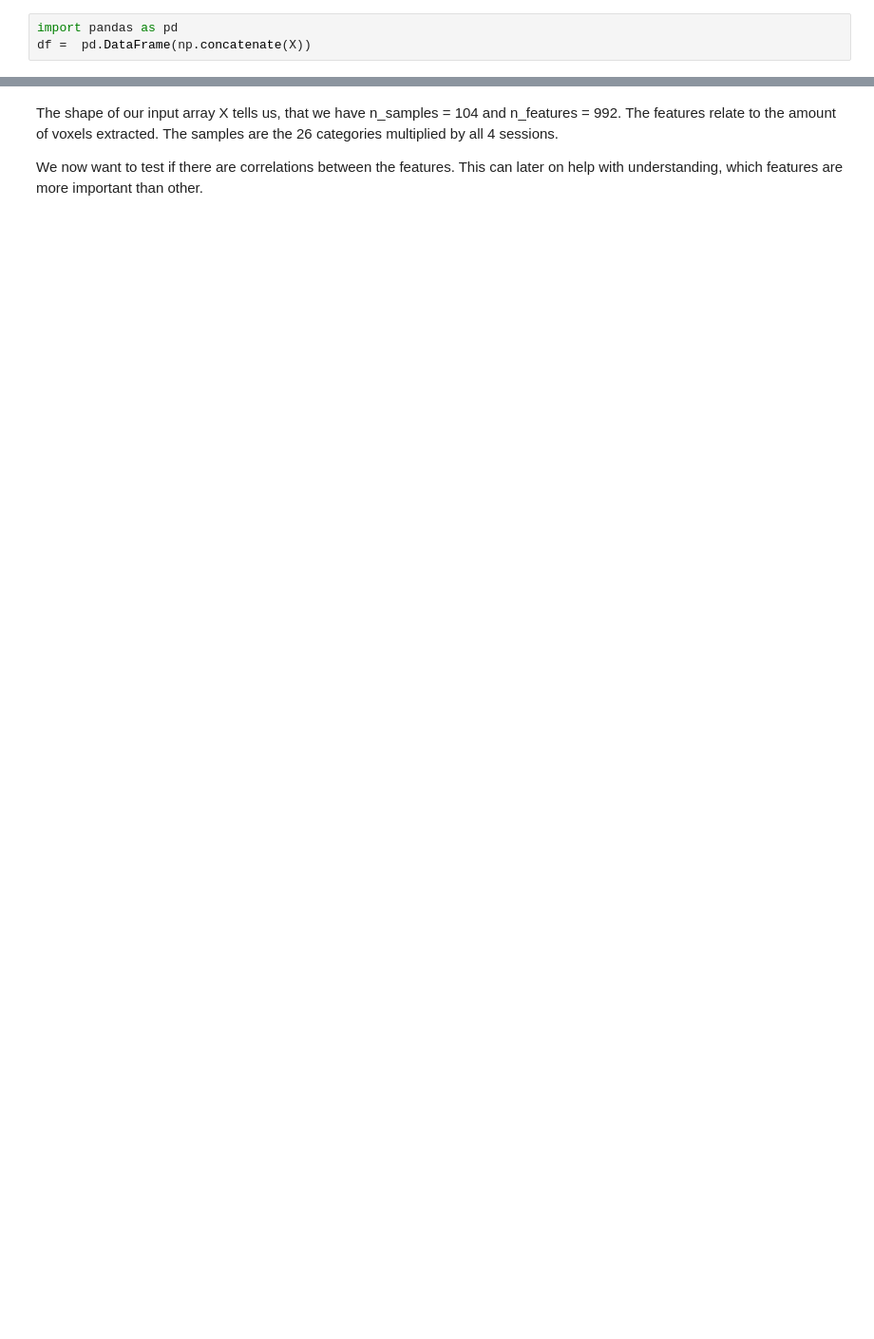
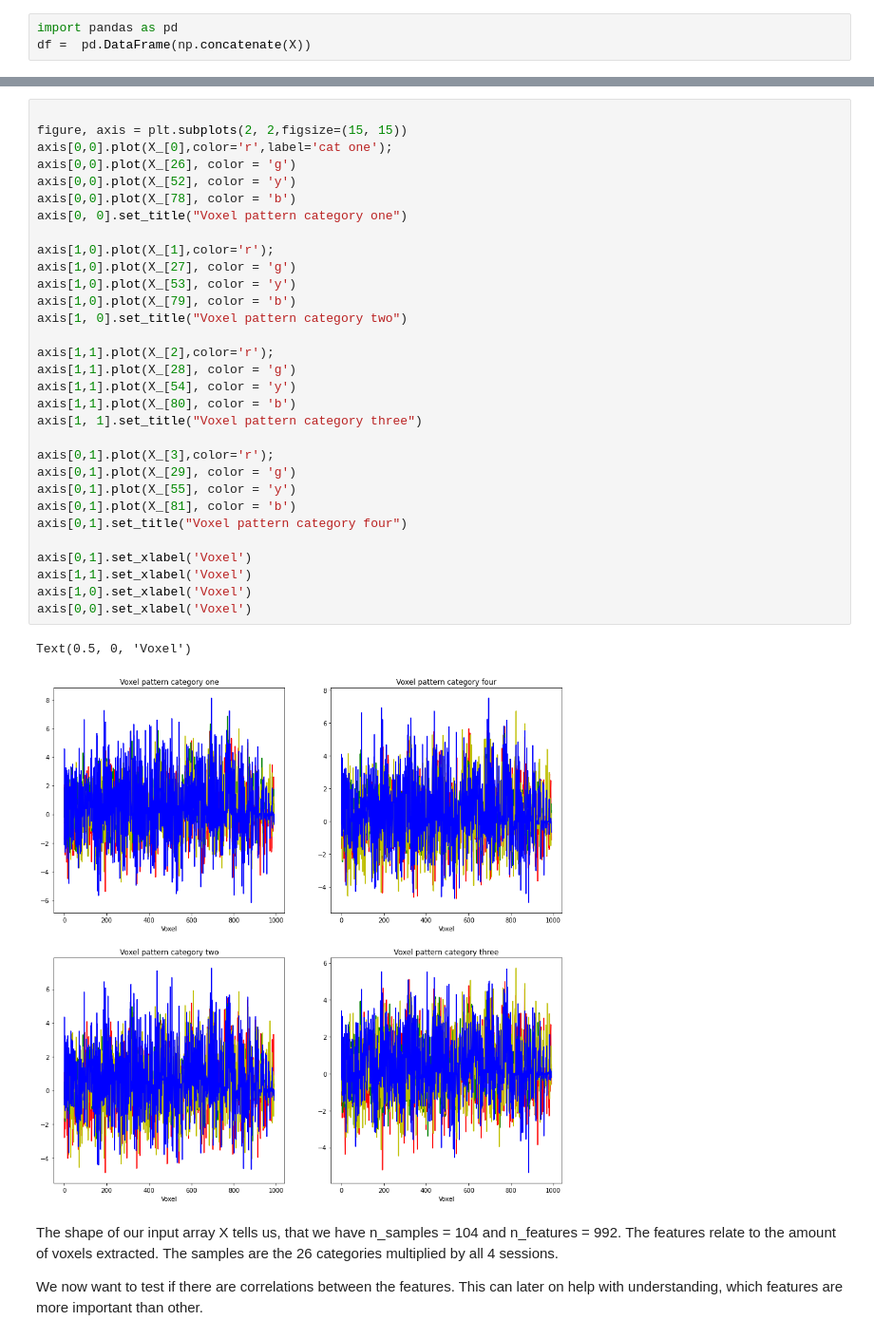
Before and after one commit to JNPauli/Banter, a Jupyter notebook: data/Support_Vector_Machine.ipynb, the cells around one changed output, grey strips where cells are left out. Shown at 95% size. Saved outputs shown, nothing was run; the diff lists cells and outputs as text; blank space fills up the shorter version.

```diff
--- a/data/Support_Vector_Machine.ipynb
+++ b/data/Support_Vector_Machine.ipynb
@@ -101,3 +144,37 @@ X_.shape
+# %%
+
+figure, axis = plt.subplots(2, 2,figsize=(15, 15))
+axis[0,0].plot(X_[0],color='r',label='cat one');
+axis[0,0].plot(X_[26], color = 'g')
+axis[0,0].plot(X_[52], color = 'y')
+axis[0,0].plot(X_[78], color = 'b')
+axis[0, 0].set_title("Voxel pattern category one")
+
+axis[1,0].plot(X_[1],color='r');
+axis[1,0].plot(X_[27], color = 'g')
+axis[1,0].plot(X_[53], color = 'y')
+axis[1,0].plot(X_[79], color = 'b')
+axis[1, 0].set_title("Voxel pattern category two")
+
+axis[1,1].plot(X_[2],color='r');
+axis[1,1].plot(X_[28], color = 'g')
+axis[1,1].plot(X_[54], color = 'y')
+axis[1,1].plot(X_[80], color = 'b')
+axis[1, 1].set_title("Voxel pattern category three")
+
+axis[0,1].plot(X_[3],color='r');
+axis[0,1].plot(X_[29], color = 'g')
+axis[0,1].plot(X_[55], color = 'y')
+axis[0,1].plot(X_[81], color = 'b')
+axis[0,1].set_title("Voxel pattern category four")
+
+axis[0,1].set_xlabel('Voxel')
+axis[1,1].set_xlabel('Voxel')
+axis[1,0].set_xlabel('Voxel')
+axis[0,0].set_xlabel('Voxel')
+# %% [output]
+Text(0.5, 0, 'Voxel')
+[figure, added]
 # %% [markdown]
 The shape of our input array X tells us, that we have n_samples = 104 and n_features = 992.
 The features relate to the amount of voxels extracted. The samples are the 26 categories multiplied by all 4 sessions.
```
Also changed, not shown: parts of 18 cells of this notebook.
